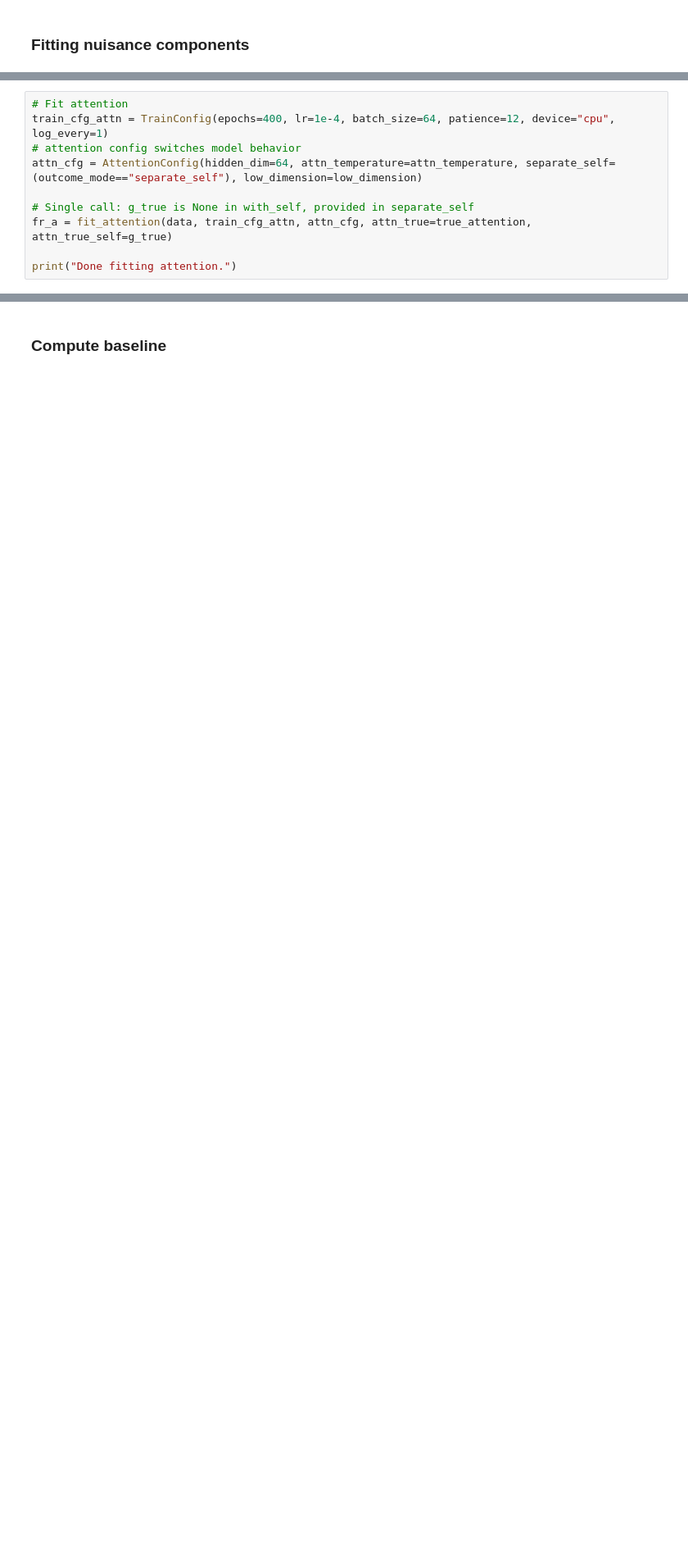
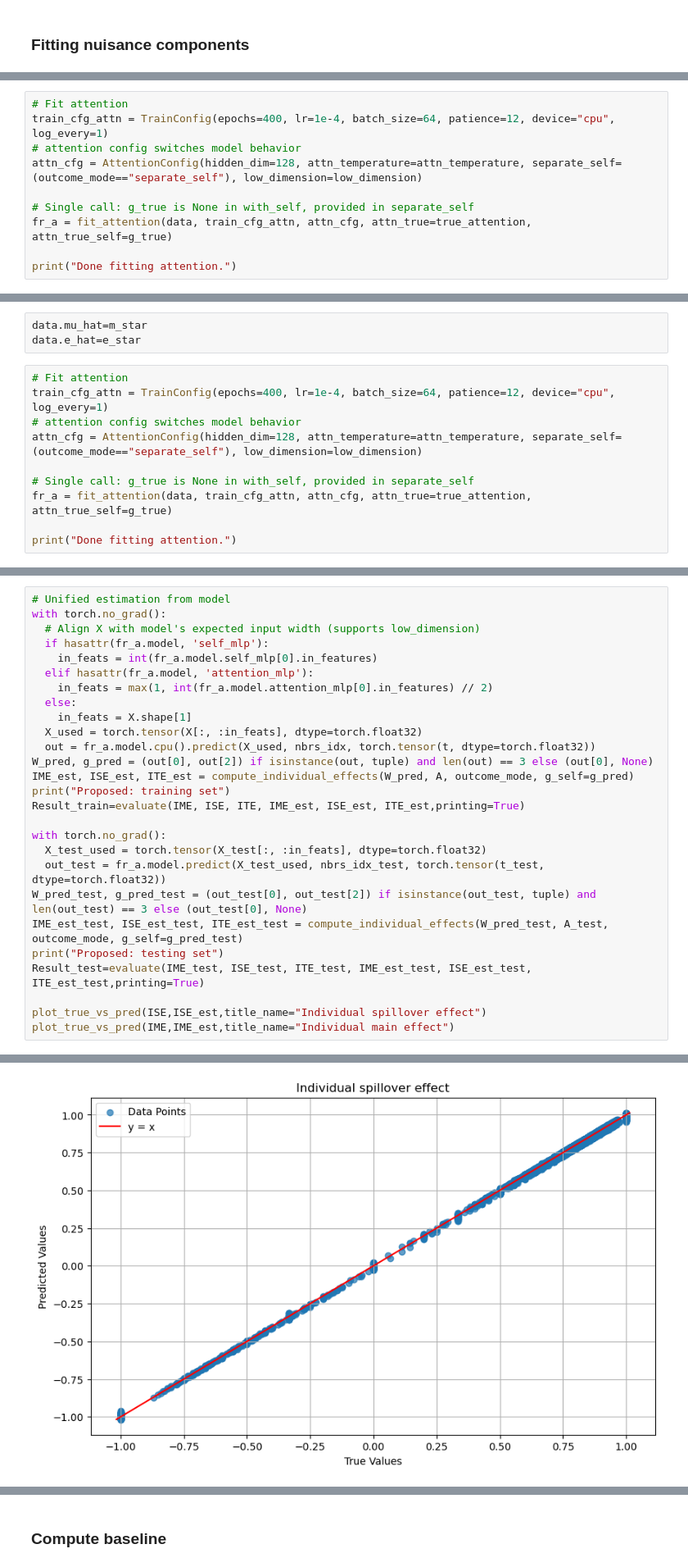
Before and after one commit to Yuanchen-Wu/ICML_Causal, a Jupyter notebook: experiment_lowdim_separate_self_neighbor.ipynb, the cells around one changed output, grey strips where cells are left out. Shown at 82% size. Cells and saved outputs as stored; diff of their text form; blank space fills up the shorter version.

```diff
--- a/experiment_lowdim_separate_self_neighbor.ipynb
+++ b/experiment_lowdim_separate_self_neighbor.ipynb
@@ -168,7 +172,7 @@ plot_true_vs_pred(mu_hat,m_star,title_name="conditional mean")
 # Fit attention
 train_cfg_attn = TrainConfig(epochs=400, lr=1e-4, batch_size=64, patience=12, device="cpu", log_every=1)
 # attention config switches model behavior
-attn_cfg = AttentionConfig(hidden_dim=64, attn_temperature=attn_temperature, separate_self=(outcome_mode=="separate_self"), low_dimension=low_dimension)
+attn_cfg = AttentionConfig(hidden_dim=128, attn_temperature=attn_temperature, separate_self=(outcome_mode=="separate_self"), low_dimension=low_dimension)
 
 # Single call: g_true is None in with_self, provided in separate_self
 fr_a = fit_attention(data, train_cfg_attn, attn_cfg, attn_true=true_attention, attn_true_self=g_true)
@@ -237,0 +234,13 @@ ITE: AME = 0.09470, PEHE = 0.13760
+# %%
+data.mu_hat=m_star
+data.e_hat=e_star
+# %%
+# Fit attention
+train_cfg_attn = TrainConfig(epochs=400, lr=1e-4, batch_size=64, patience=12, device="cpu", log_every=1)
+# attention config switches model behavior
+attn_cfg = AttentionConfig(hidden_dim=128, attn_temperature=attn_temperature, separate_self=(outcome_mode=="separate_self"), low_dimension=low_dimension)
+
+# Single call: g_true is None in with_self, provided in separate_self
+fr_a = fit_attention(data, train_cfg_attn, attn_cfg, attn_true=true_attention, attn_true_self=g_true)
+
+print("Done fitting attention.")
@@ -237,0 +265,28 @@ ITE: AME = 0.09470, PEHE = 0.13760
+# %%
+# Unified estimation from model
+with torch.no_grad():
+  # Align X with model's expected input width (supports low_dimension)
+  if hasattr(fr_a.model, 'self_mlp'):
+    in_feats = int(fr_a.model.self_mlp[0].in_features)
+  elif hasattr(fr_a.model, 'attention_mlp'):
+    in_feats = max(1, int(fr_a.model.attention_mlp[0].in_features) // 2)
+  else:
+    in_feats = X.shape[1]
+  X_used = torch.tensor(X[:, :in_feats], dtype=torch.float32)
+  out = fr_a.model.cpu().predict(X_used, nbrs_idx, torch.tensor(t, dtype=torch.float32))
+W_pred, g_pred = (out[0], out[2]) if isinstance(out, tuple) and len(out) == 3 else (out[0], None)
+IME_est, ISE_est, ITE_est = compute_individual_effects(W_pred, A, outcome_mode, g_self=g_pred)
+print("Proposed: training set")
+Result_train=evaluate(IME, ISE, ITE, IME_est, ISE_est, ITE_est,printing=True)
+
+with torch.no_grad():
+  X_test_used = torch.tensor(X_test[:, :in_feats], dtype=torch.float32)
+  out_test = fr_a.model.predict(X_test_used, nbrs_idx_test, torch.tensor(t_test, dtype=torch.float32))
+W_pred_test, g_pred_test = (out_test[0], out_test[2]) if isinstance(out_test, tuple) and len(out_test) == 3 else (out_test[0], None)
+IME_est_test, ISE_est_test, ITE_est_test = compute_individual_effects(W_pred_test, A_test, outcome_mode, g_self=g_pred_test)
+print("Proposed: testing set")
+Result_test=evaluate(IME_test, ISE_test, ITE_test, IME_est_test, ISE_est_test, ITE_est_test,printing=True)
+
+plot_true_vs_pred(ISE,ISE_est,title_name="Individual spillover effect")
+plot_true_vs_pred(IME,IME_est,title_name="Individual main effect")
+# %% [output]
@@ -237,0 +301 @@ ITE: AME = 0.09470, PEHE = 0.13760
+[figure, added]
```
Also changed, not shown: parts of 12 cells of this notebook, 7 other files.
